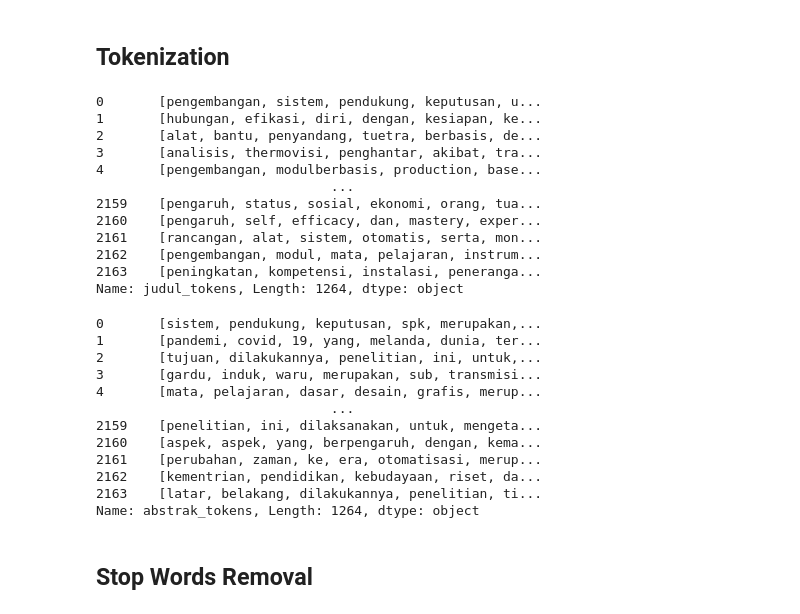
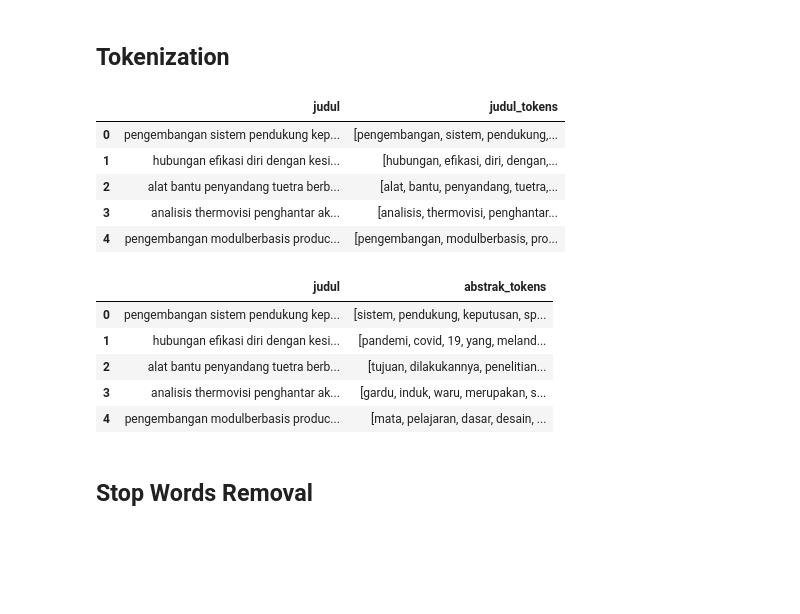
Before and after one commit to mercyano/klasifikasi-kbk, a Jupyter notebook: preprocessing.ipynb, the cells around one changed output. Saved outputs shown, nothing was run; the diff lists cells and outputs as text; code cells hidden in the pictures; blank space fills up the shorter version.

Commit message:
menampilkan tabel perbandingan efek tokenization

```diff
--- a/preprocessing.ipynb
+++ b/preprocessing.ipynb
@@ -149,39 +149,27 @@ df.to_csv('preprocessed-data.csv')
 # %%
 from nltk.tokenize import word_tokenize
 
 # Tokenizing Judul
 df['judul_tokens'] = df['judul'].apply(lambda x: word_tokenize(x))
-df['judul_tokens']
+df[["judul", "judul_tokens"]].head()
 # %% [output]
-0       [pengembangan, sistem, pendukung, keputusan, u...
-1       [hubungan, efikasi, diri, dengan, kesiapan, ke...
-2       [alat, bantu, penyandang, tuetra, berbasis, de...
-3       [analisis, thermovisi, penghantar, akibat, tra...
-4       [pengembangan, modulberbasis, production, base...
-                              ...
-2159    [pengaruh, status, sosial, ekonomi, orang, tua...
-2160    [pengaruh, self, efficacy, dan, mastery, exper...
-2161    [rancangan, alat, sistem, otomatis, serta, mon...
-2162    [pengembangan, modul, mata, pelajaran, instrum...
-2163    [peningkatan, kompetensi, instalasi, peneranga...
-Name: judul_tokens, Length: 1264, dtype: object
+|  | judul | judul_tokens |
+| 0 | pengembangan sistem pendukung kep... | [pengembangan, sistem, pendukung,... |
+| 1 | hubungan efikasi diri dengan kesi... | [hubungan, efikasi, diri, dengan,... |
+| 2 | alat bantu penyandang tuetra berb... | [alat, bantu, penyandang, tuetra,... |
+| 3 | analisis thermovisi penghantar ak... | [analisis, thermovisi, penghantar... |
+| 4 | pengembangan modulberbasis produc... | [pengembangan, modulberbasis, pro... |
 # %%
 # Tokenizing Abstrak
 df['abstrak_tokens'] = df['abstrak'].apply(lambda x: word_tokenize(x))
-df['abstrak_tokens']
+df[["judul", "abstrak_tokens"]].head()
 # %% [output]
-0       [sistem, pendukung, keputusan, spk, merupakan,...
-1       [pandemi, covid, 19, yang, melanda, dunia, ter...
-2       [tujuan, dilakukannya, penelitian, ini, untuk,...
-3       [gardu, induk, waru, merupakan, sub, transmisi...
-4       [mata, pelajaran, dasar, desain, grafis, merup...
-                              ...
-2159    [penelitian, ini, dilaksanakan, untuk, mengeta...
-2160    [aspek, aspek, yang, berpengaruh, dengan, kema...
-2161    [perubahan, zaman, ke, era, otomatisasi, merup...
-2162    [kementrian, pendidikan, kebudayaan, riset, da...
-2163    [latar, belakang, dilakukannya, penelitian, ti...
-Name: abstrak_tokens, Length: 1264, dtype: object
+|  | judul | abstrak_tokens |
+| 0 | pengembangan sistem pendukung kep... | [sistem, pendukung, keputusan, sp... |
+| 1 | hubungan efikasi diri dengan kesi... | [pandemi, covid, 19, yang, meland... |
+| 2 | alat bantu penyandang tuetra berb... | [tujuan, dilakukannya, penelitian... |
+| 3 | analisis thermovisi penghantar ak... | [gardu, induk, waru, merupakan, s... |
+| 4 | pengembangan modulberbasis produc... | [mata, pelajaran, dasar, desain, ... |
 # %% [markdown]
 ## Stop Words Removal
 # %%
```
Also changed, not shown: parts of 1 cell of this notebook.
